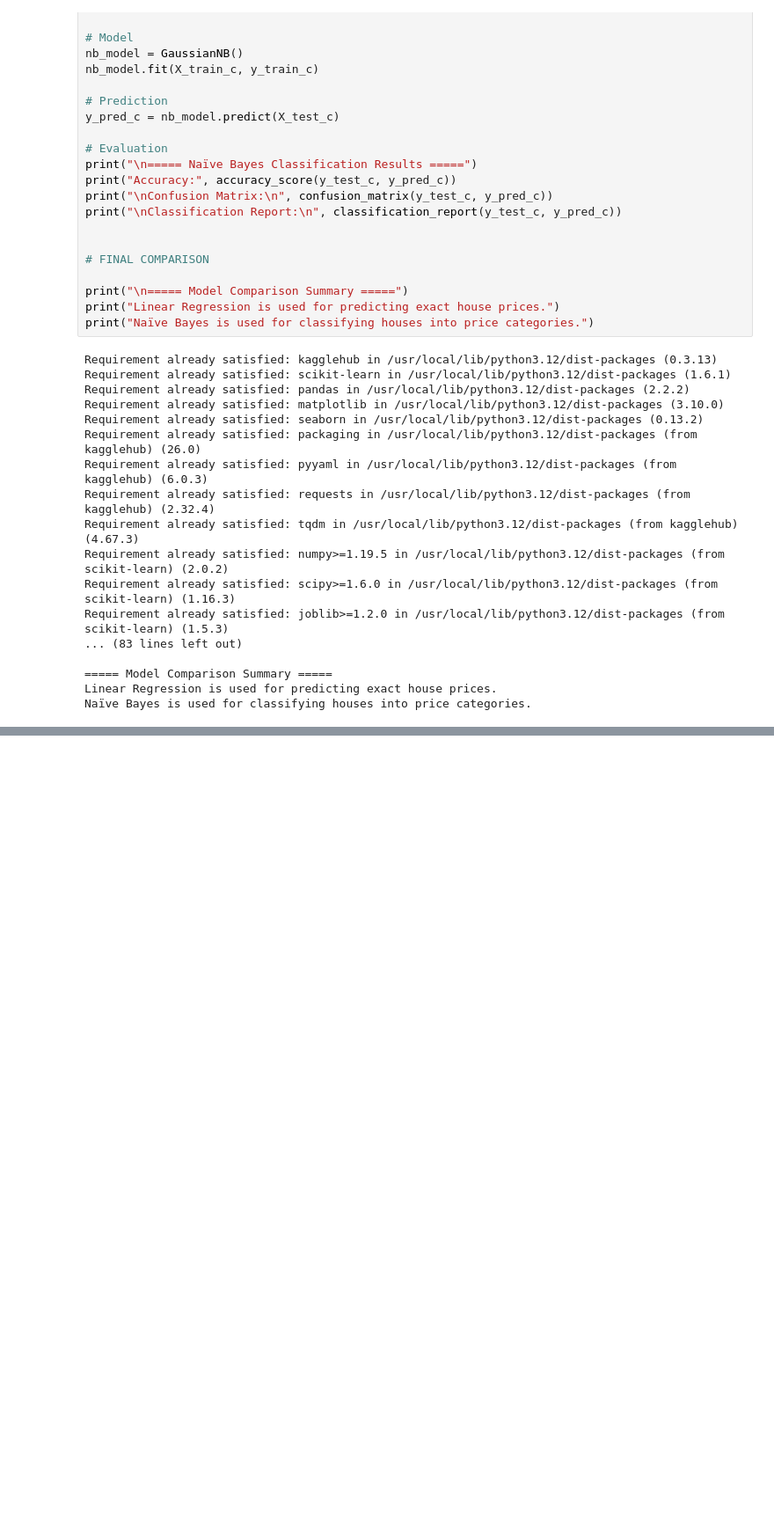
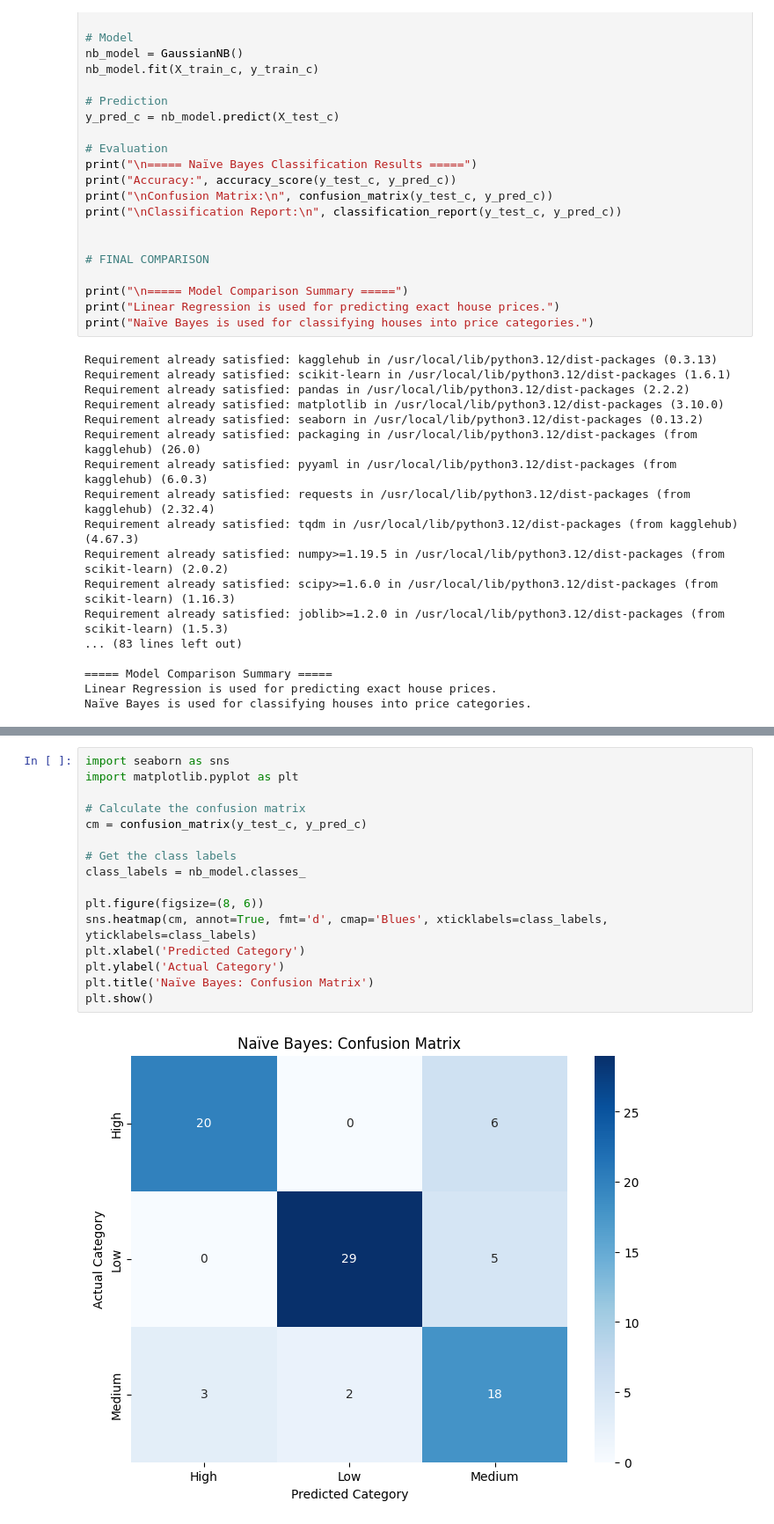
Before and after one commit to dharsanakb/FML, a Jupyter notebook: Lab_4.ipynb, the cells around one changed output, grey strips where cells are left out. Shown at 88% size. Drawn from its saved outputs; the diff is of its cells as text; blank space fills up the shorter version.

```diff
--- a/Lab_4.ipynb
+++ b/Lab_4.ipynb
@@ -115,0 +147,18 @@ Naïve Bayes is used for classifying houses into price categories.
+# %%
+import seaborn as sns
+import matplotlib.pyplot as plt
+
+# Calculate the confusion matrix
+cm = confusion_matrix(y_test_c, y_pred_c)
+
+# Get the class labels
+class_labels = nb_model.classes_
+
+plt.figure(figsize=(8, 6))
+sns.heatmap(cm, annot=True, fmt='d', cmap='Blues', xticklabels=class_labels, yticklabels=class_labels)
+plt.xlabel('Predicted Category')
+plt.ylabel('Actual Category')
+plt.title('Naïve Bayes: Confusion Matrix')
+plt.show()
+# %% [output]
+[figure, added]
```
Also changed, not shown: parts of 2 cells of this notebook.
